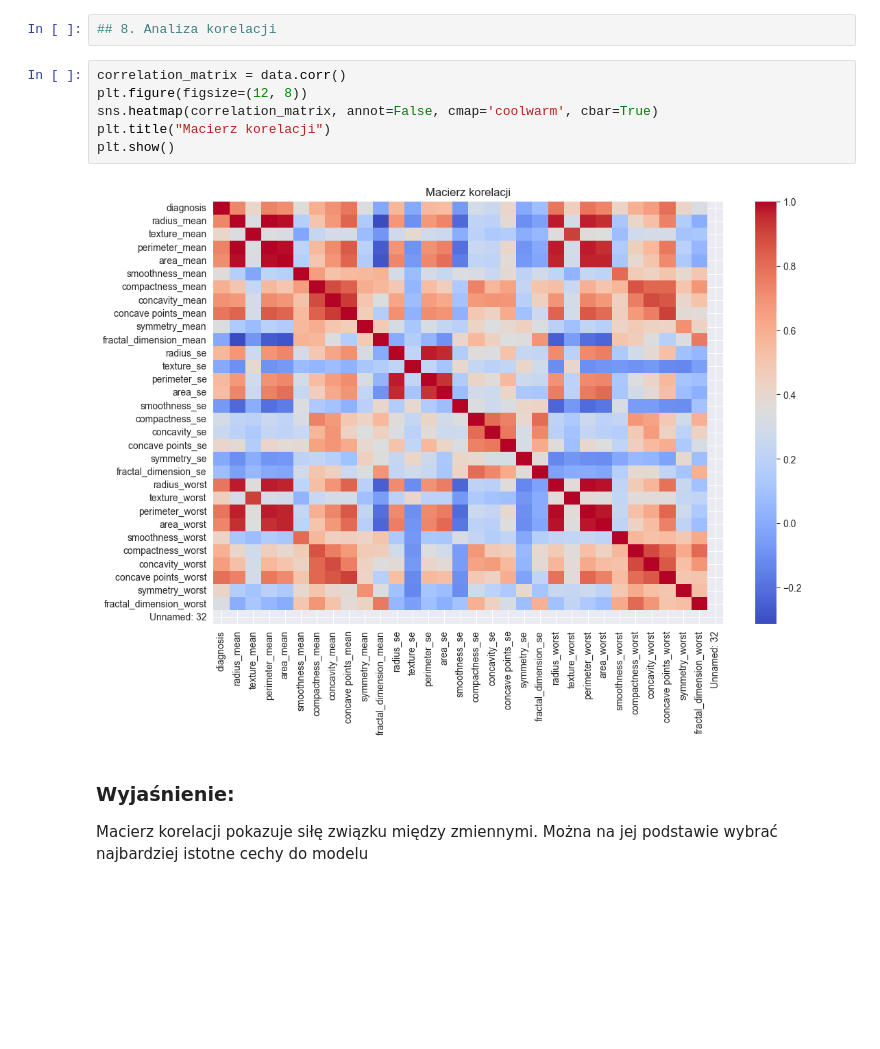
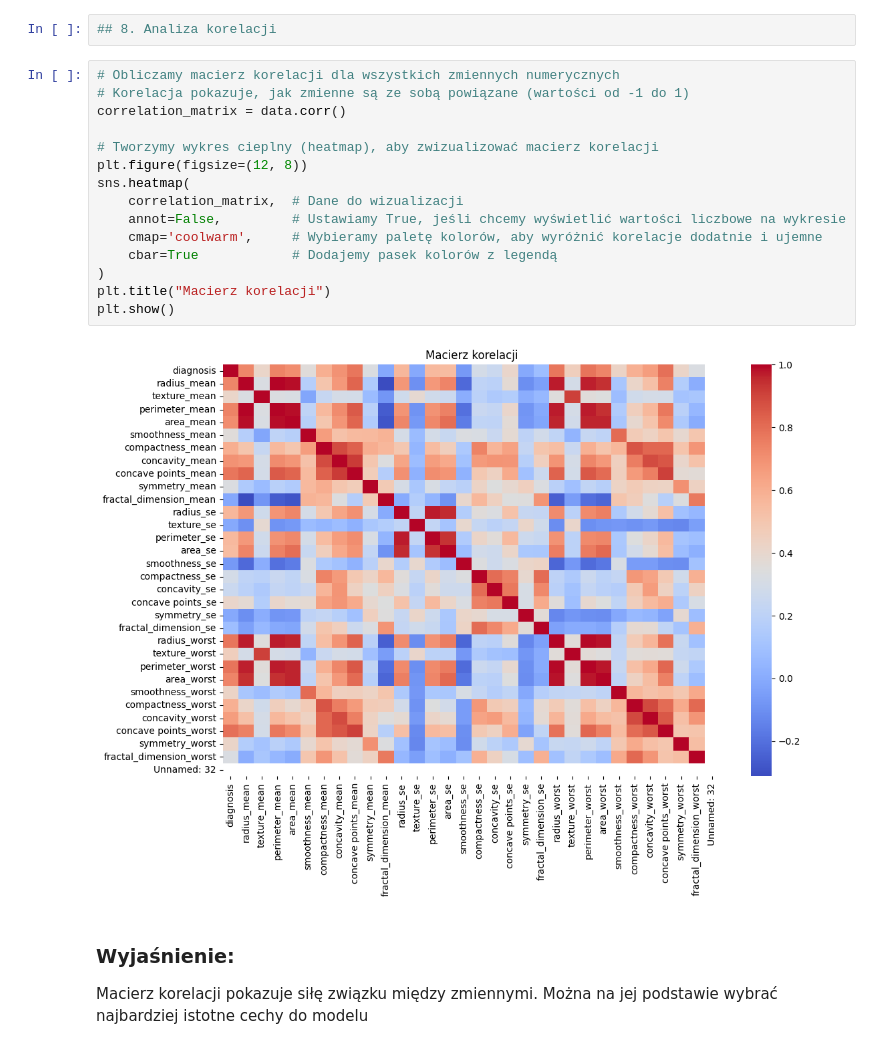
Before and after one commit to nesterova-p/Data_Analysis_and_Classification, a Jupyter notebook: Breast_Cancer_Diagnostic.ipynb, the cells around one changed output. Saved outputs shown, nothing was run; the diff lists cells and outputs as text; blank space fills up the shorter version.

```diff
--- a/Breast_Cancer_Diagnostic.ipynb
+++ b/Breast_Cancer_Diagnostic.ipynb
@@ -130,14 +182,23 @@ Histogram pokazuje rozkład liczebności dla każdej cechy i pozwala zidentyfiko
 Histogramy potwierdzają, że pewne cechy, takie jak radius_mean czy perimeter_mean, mają rozkłady, które mogą ułatwić separację klas. Widoczne różnice w wartościach między klasami wskazują na ich wysoką istotność w klasyfikacji.
 # %%
 ## 8. Analiza korelacji
-# %%
-correlation_matrix = data.corr()
-plt.figure(figsize=(12, 8))
-sns.heatmap(correlation_matrix, annot=False, cmap='coolwarm', cbar=True)
-plt.title("Macierz korelacji")
-plt.show()
-# %% [output]
-[figure, removed]
+# %%
+# Obliczamy macierz korelacji dla wszystkich zmiennych numerycznych
+# Korelacja pokazuje, jak zmienne są ze sobą powiązane (wartości od -1 do 1)
+correlation_matrix = data.corr()
+
+# Tworzymy wykres cieplny (heatmap), aby zwizualizować macierz korelacji
+plt.figure(figsize=(12, 8))
+sns.heatmap(
+    correlation_matrix,  # Dane do wizualizacji
+    annot=False,         # Ustawiamy True, jeśli chcemy wyświetlić wartości liczbowe na wykresie
+    cmap='coolwarm',     # Wybieramy paletę kolorów, aby wyróżnić korelacje dodatnie i ujemne
+    cbar=True            # Dodajemy pasek kolorów z legendą
+)
+plt.title("Macierz korelacji")
+plt.show()
+# %% [output]
+[figure, added]
 # %% [markdown]
 ### Wyjaśnienie:
 Macierz korelacji pokazuje siłę związku między zmiennymi. Można na jej podstawie wybrać najbardziej istotne cechy do modelu
```
Also changed, not shown: parts of 19 cells of this notebook.
